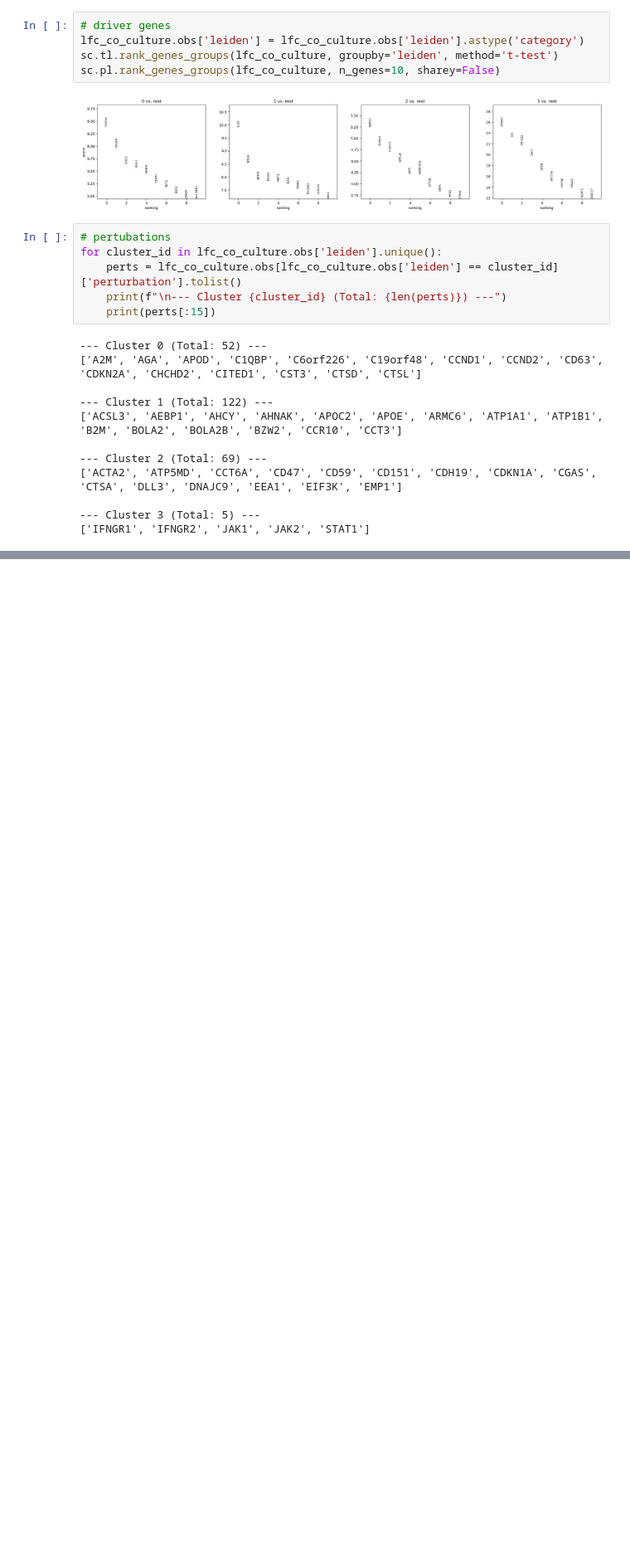
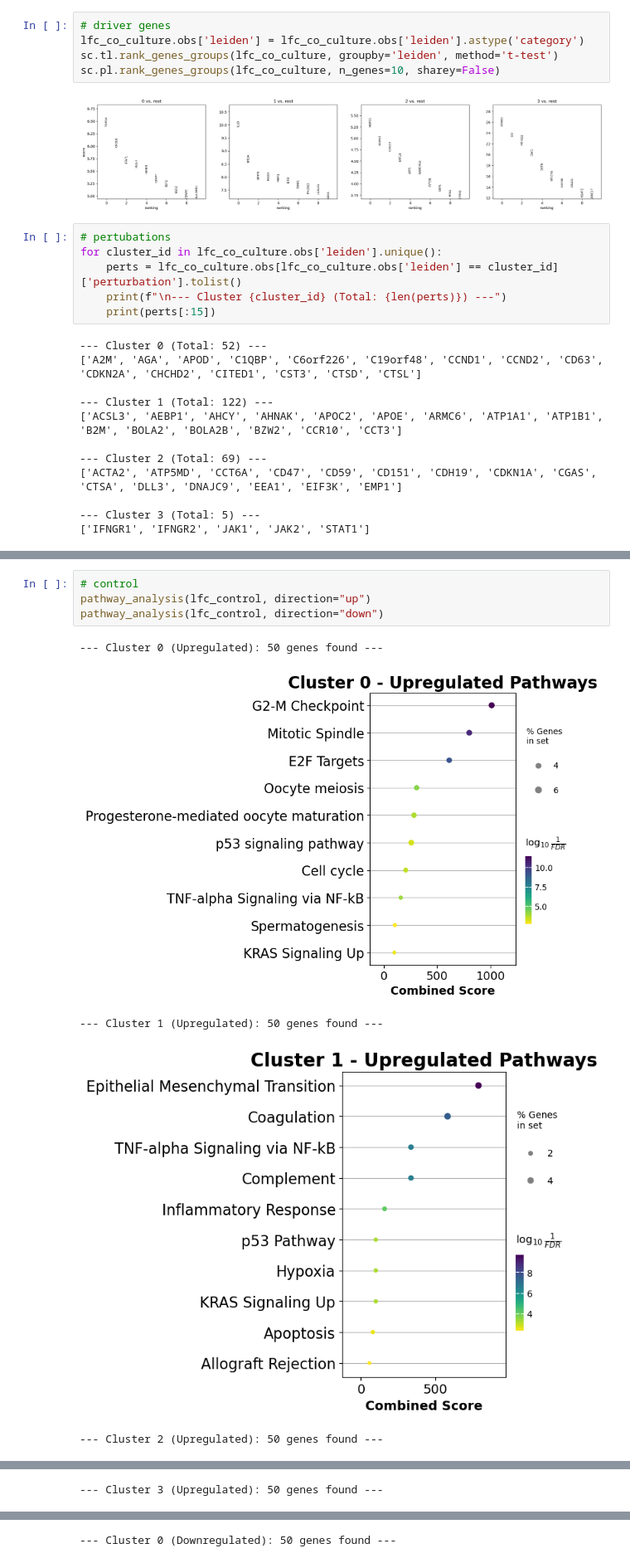
Before and after one commit to tf-kuehn/ml_omics, a Jupyter notebook: Task_2_ae.ipynb, the cells around one changed output, grey strips where cells are left out. Shown at 83% size. Cells and saved outputs as stored; diff of their text form; blank space fills up the shorter version.

Commit message:
added pathway analysis of river genes

```diff
--- a/Task_2_ae.ipynb
+++ b/Task_2_ae.ipynb
@@ -312,0 +383,10 @@ for cluster_id in lfc_co_culture.obs['leiden'].unique():
+# %%
+# control
+pathway_analysis(lfc_control, direction="up")
+pathway_analysis(lfc_control, direction="down")
+# %% [output]
+--- Cluster 0 (Upregulated): 50 genes found ---
+[figure, added]
+--- Cluster 1 (Upregulated): 50 genes found ---
+[figure, added]
+--- Cluster 2 (Upregulated): 50 genes found ---
@@ -312,0 +394 @@ for cluster_id in lfc_co_culture.obs['leiden'].unique():
+--- Cluster 3 (Upregulated): 50 genes found ---
@@ -312,0 +396 @@ for cluster_id in lfc_co_culture.obs['leiden'].unique():
+--- Cluster 0 (Downregulated): 50 genes found ---
```
Also changed, not shown: parts of 16 cells of this notebook.
